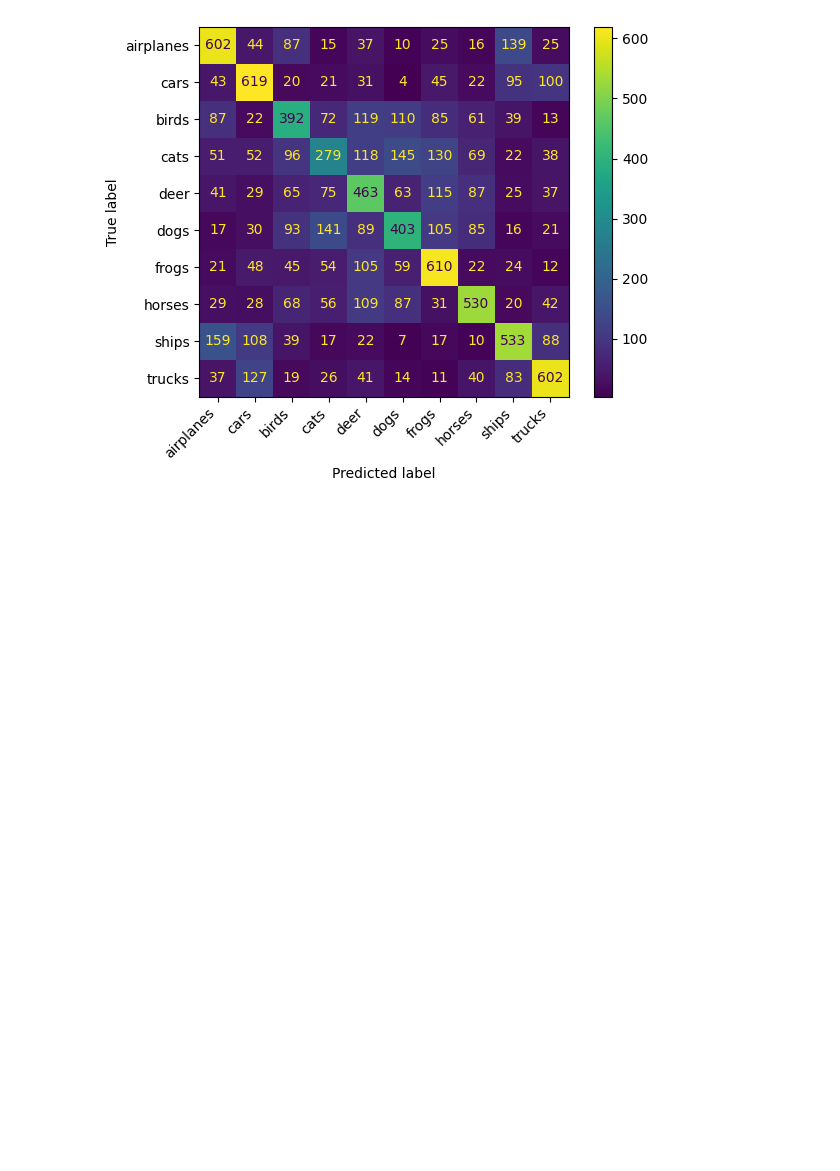
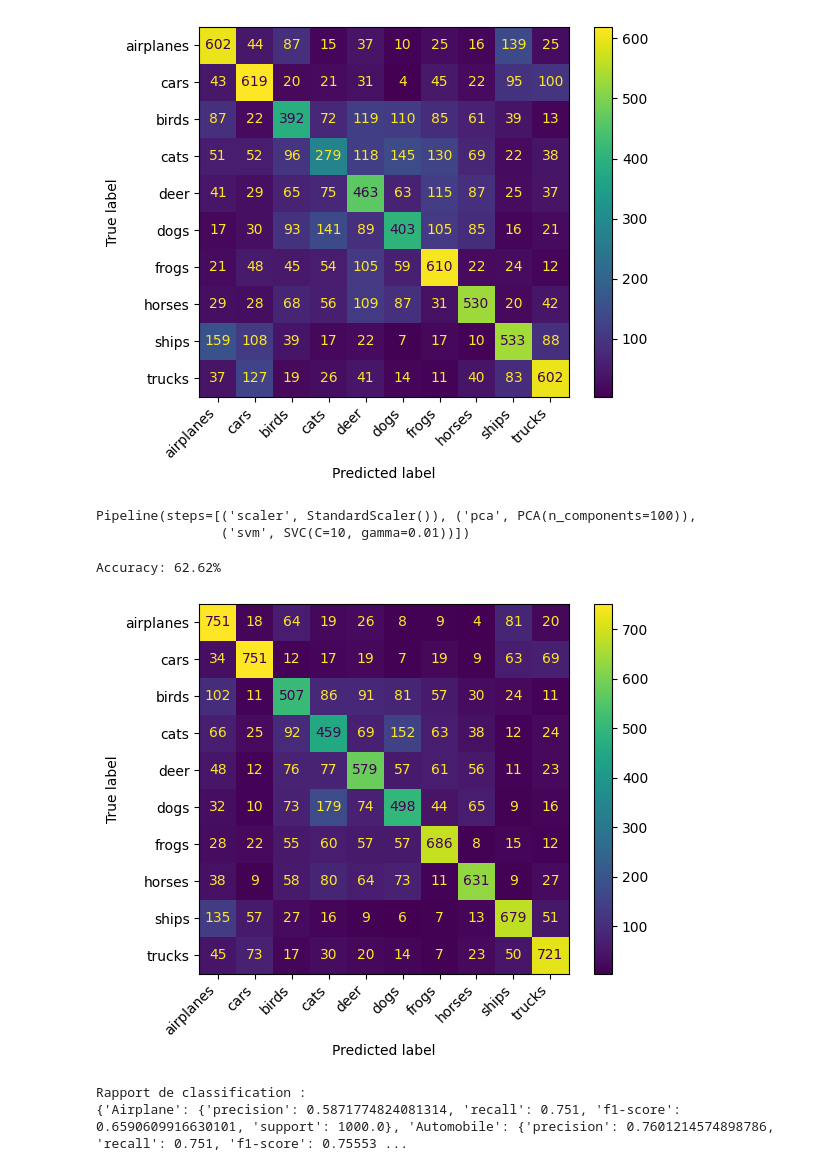
Before and after one commit to NimaNIKOOKAR/Project_ML, a Jupyter notebook: projetML_SVM.ipynb, the cells around one changed output. Cells and saved outputs as stored; diff of their text form; code cells hidden in the pictures; blank space fills up the shorter version.

```diff
--- a/projetML_SVM.ipynb
+++ b/projetML_SVM.ipynb
@@ -97,3 +94,40 @@ plt.xticks(rotation=45, ha='right')
 plt.show()
 # %% [output]
 [figure]
+# %%
+
+pipeline1 = Pipeline([
+    ('scaler', StandardScaler()),   # Normalisation des données
+    ('pca', PCA(n_components=100)), # Réduction de la dimensionnalité (par exemple, réduire à 100 dimensions)
+    ('svm', SVC(kernel='rbf', C=10, gamma=0.01))  # Classificateur SVM
+])
+pipeline1.fit(X_train_hog, y_train)
+# %% [output]
+Pipeline(steps=[('scaler', StandardScaler()), ('pca', PCA(n_components=100)),
+                ('svm', SVC(C=10, gamma=0.01))])
+# %%
+y_pred1 = pipeline1.predict(X_test_hog)
+# %%
+from sklearn.metrics import accuracy_score, confusion_matrix, ConfusionMatrixDisplay
+
+accuracy1 = accuracy_score(y_test, y_pred1)
+print(f'Accuracy: {accuracy1 * 100:.2f}%')
+# %% [output]
+Accuracy: 62.62%
+# %%
+color = 'white'
+cm = confusion_matrix(y_test, y_pred1)
+disp = ConfusionMatrixDisplay(cm, display_labels=['airplanes', 'cars', 'birds', 'cats', 'deer', 'dogs', 'frogs', 'horses', 'ships', 'trucks'])
+disp.plot()
+plt.xticks(rotation=45, ha='right')
+plt.show()
+# %% [output]
+[figure, added]
+# %%
+from sklearn.metrics import classification_report
+print("\nRapport de classification :")
+report=classification_report(y_test, y_pred1, target_names=class_names, output_dict=True)
+print(report)
+# %% [output]
+Rapport de classification :
+{'Airplane': {'precision': 0.5871774824081314, 'recall': 0.751, 'f1-score': 0.6590609916630101, 'support': 1000.0}, 'Automobile': {'precision': 0.7601214574898786, 'recall': 0.751, 'f1-score': 0.75553 ...
```
Also changed, not shown: parts of 3 cells of this notebook.
